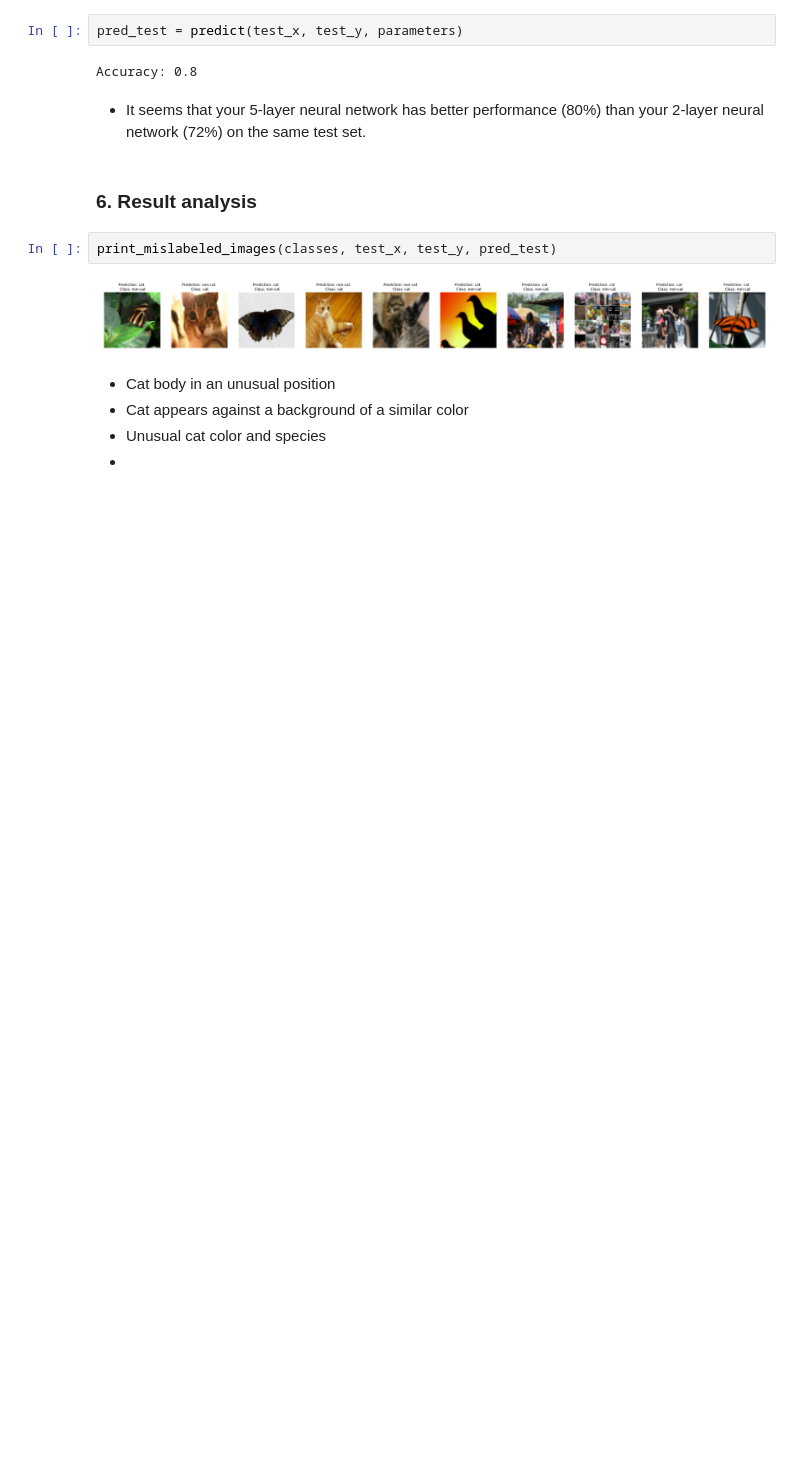
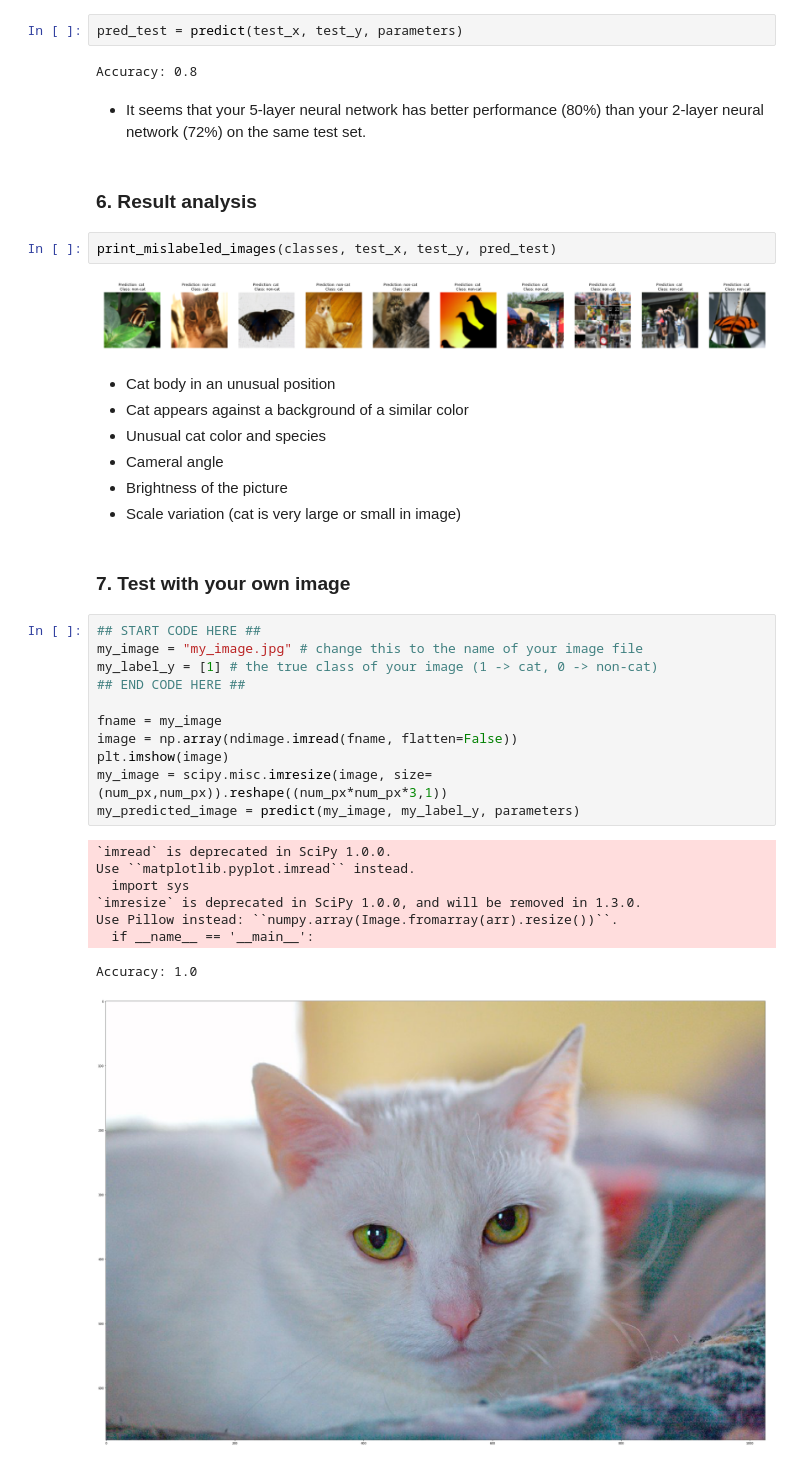
Before and after one commit to rui-ren/ANN-traffic-sign-classifier, a Jupyter notebook: Build-DNN/Deep Neural Network - Application.ipynb, the cells around one changed output. Drawn from its saved outputs; the diff is of its cells as text; blank space fills up the shorter version.

```diff
--- a/Build-DNN/Deep Neural Network - Application.ipynb
+++ b/Build-DNN/Deep Neural Network - Application.ipynb
@@ -338,4 +338,28 @@ print_mislabeled_images(classes, test_x, test_y, pred_test)
 - Cat body in an unusual position
 - Cat appears against a background of a similar color
 - Unusual cat color and species
--
+- Cameral angle
+- Brightness of the picture
+- Scale variation (cat is very large or small in image)
+# %% [markdown]
+### 7. Test with your own image
+# %%
+## START CODE HERE ##
+my_image = "my_image.jpg" # change this to the name of your image file
+my_label_y = [1] # the true class of your image (1 -> cat, 0 -> non-cat)
+## END CODE HERE ##
+
+fname = my_image
+image = np.array(ndimage.imread(fname, flatten=False))
+plt.imshow(image)
+my_image = scipy.misc.imresize(image, size=(num_px,num_px)).reshape((num_px*num_px*3,1))
+my_predicted_image = predict(my_image, my_label_y, parameters)
+# %% [output]
+`imread` is deprecated in SciPy 1.0.0.
+Use ``matplotlib.pyplot.imread`` instead.
+  import sys
+`imresize` is deprecated in SciPy 1.0.0, and will be removed in 1.3.0.
+Use Pillow instead: ``numpy.array(Image.fromarray(arr).resize())``.
+  if __name__ == '__main__':
+Accuracy: 1.0
+[figure, added]
```
Also changed, not shown: 1 other file.
